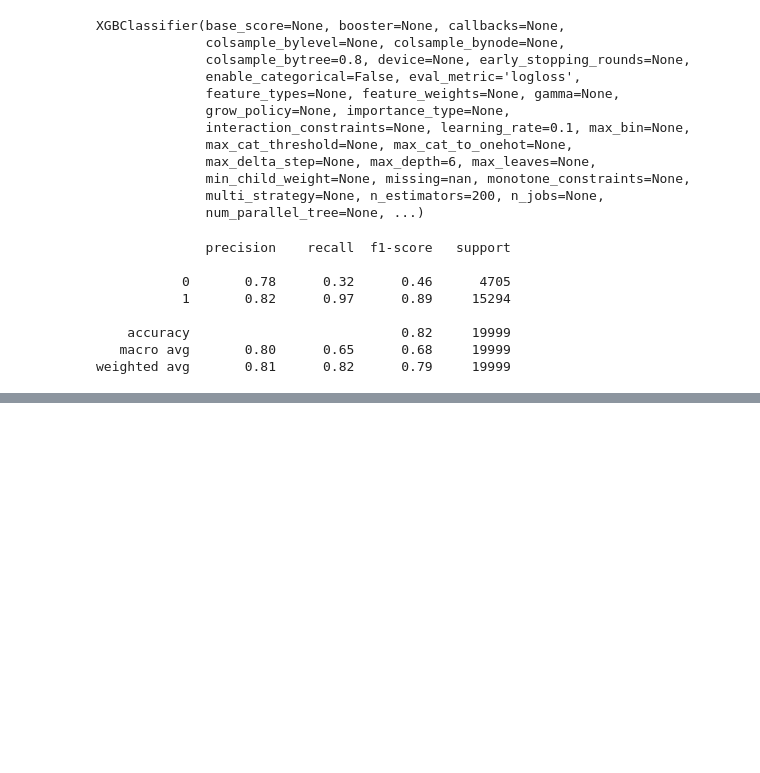
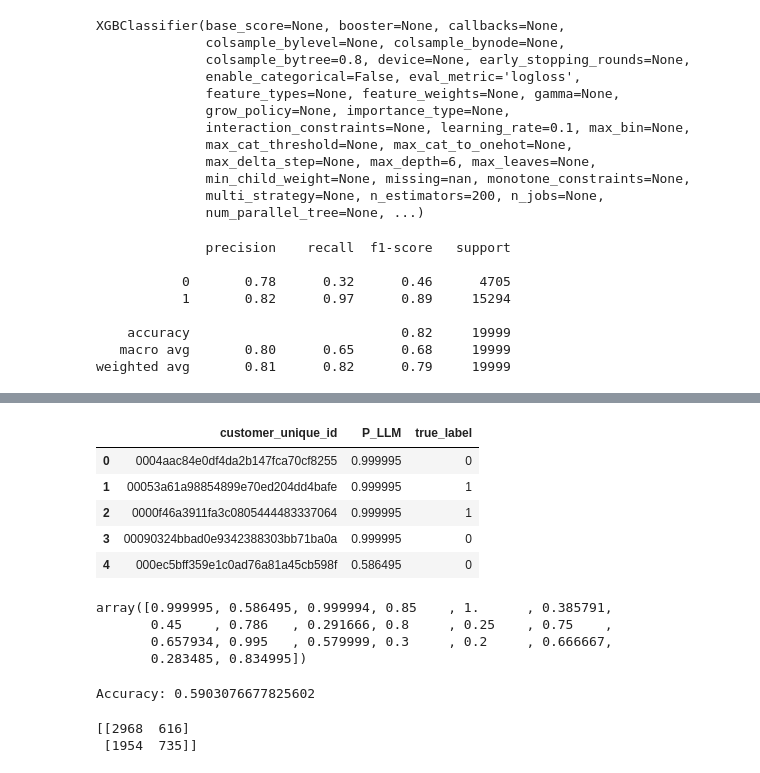
Before and after one commit to Imchuu/Olist, a Jupyter notebook: train file.ipynb, the cells around one changed output, grey strips where cells are left out. Saved outputs shown, nothing was run; the diff lists cells and outputs as text; code cells hidden in the pictures; blank space fills up the shorter version.

```diff
--- a/train file.ipynb
+++ b/train file.ipynb
@@ -241,3 +241,5 @@ print(classification_report(y_test, y_pred))
     accuracy                           0.82     19999
    macro avg       0.80      0.65      0.68     19999
 weighted avg       0.81      0.82      0.79     19999
+# %%
+df=pd.read_csv("c:/Users/Ngoc Mai/OneDrive/Documents/Olist/olist_full_merged.csv")
@@ -243,0 +271,6 @@ weighted avg       0.81      0.82      0.79     19999
+# %%
+import pandas as pd
+
+df_llm = pd.read_csv(r"c:/Users/Ngoc Mai/Downloads/llm_predictions (2).csv")
+
+df_llm.head()
@@ -243,0 +284,28 @@ weighted avg       0.81      0.82      0.79     19999
+# %%
+df["true_label"] = (df["review_score"] <= 4).astype(int)
+# %%
+df_customer = df.groupby("customer_unique_id")["true_label"].mean().reset_index()
+
+df_customer["true_label"] = (df_customer["true_label"] > 0).astype(int)
+# %%
+df_eval = df_llm.merge(
+    df_customer,
+    on="customer_unique_id",
+    how="inner"
+)
+
+df_eval.head()
+# %% [output]
+|  | customer_unique_id | P_LLM | true_label |
+| 0 | 0004aac84e0df4da2b147fca70cf8255 | 0.999995 | 0 |
+| 1 | 00053a61a98854899e70ed204dd4bafe | 0.999995 | 1 |
+| 2 | 0000f46a3911fa3c0805444483337064 | 0.999995 | 1 |
+| 3 | 00090324bbad0e9342388303bb71ba0a | 0.999995 | 0 |
+| 4 | 000ec5bff359e1c0ad76a81a45cb598f | 0.586495 | 0 |
+# %%
+df_eval["P_LLM"].unique()[:20]
+# %% [output]
+array([0.999995, 0.586495, 0.999994, 0.85    , 1.      , 0.385791,
+       0.45    , 0.786   , 0.291666, 0.8     , 0.25    , 0.75    ,
+       0.657934, 0.995   , 0.579999, 0.3     , 0.2     , 0.666667,
+       0.283485, 0.834995])
@@ -243,0 +314,16 @@ weighted avg       0.81      0.82      0.79     19999
+# %%
+from sklearn.metrics import accuracy_score
+
+accuracy = accuracy_score(df_eval["true_label"], df_eval["pred_label"])
+
+print("Accuracy:", accuracy)
+# %% [output]
+Accuracy: 0.5903076677825602
+# %%
+from sklearn.metrics import confusion_matrix
+
+cm = confusion_matrix(df_eval["true_label"], df_eval["pred_label"])
+print(cm)
+# %% [output]
+[[2968  616]
+ [1954  735]]
```
Also changed, not shown: parts of 6 cells of this notebook, 1 other file.
